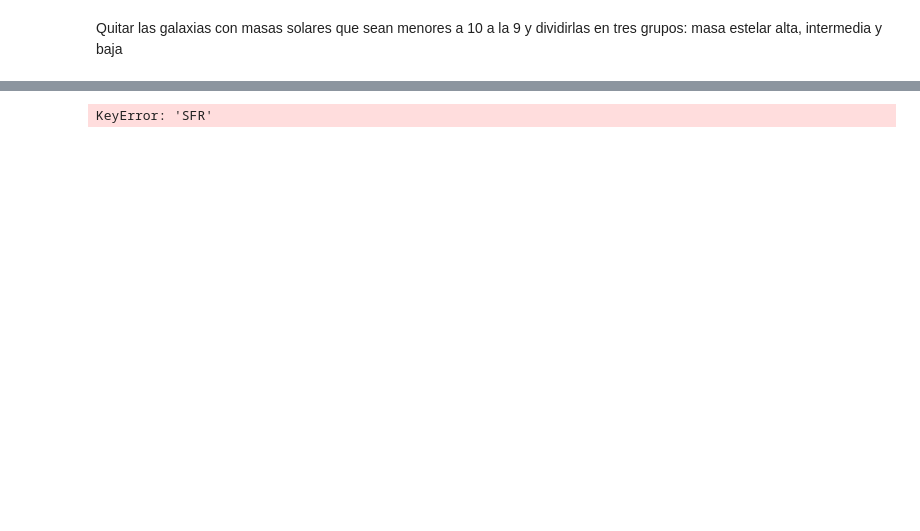
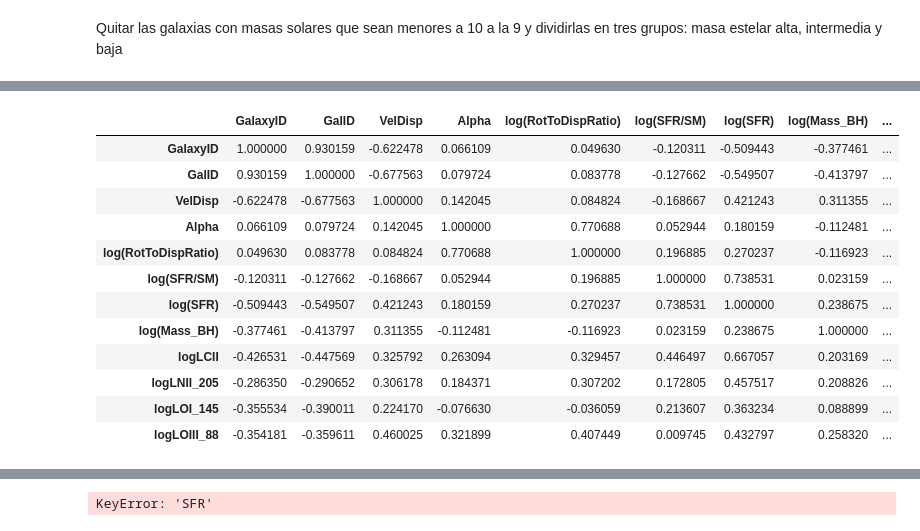
Before and after one commit to MariaPaulaRojas/RECA-internship, a Jupyter notebook: Analysis/FirstLuminosities-Copy1.ipynb, the cells around one changed output, grey strips where cells are left out. Saved outputs shown, nothing was run; the diff lists cells and outputs as text; code cells hidden in the pictures; blank space fills up the shorter version.

```diff
--- a/Analysis/FirstLuminosities-Copy1.ipynb
+++ b/Analysis/FirstLuminosities-Copy1.ipynb
@@ -209,0 +221,16 @@ df.corr(method='spearman')
+# %%
+df[grupo2].corr(method='spearman')
+# %% [output]
+|  | GalaxyID | GalID | VelDisp | Alpha | log(RotToDispRatio) | log(SFR/SM) | log(SFR) | log(Mass_BH) | ... |
+| GalaxyID | 1.000000 | 0.930159 | -0.622478 | 0.066109 | 0.049630 | -0.120311 | -0.509443 | -0.377461 | ... |
+| GalID | 0.930159 | 1.000000 | -0.677563 | 0.079724 | 0.083778 | -0.127662 | -0.549507 | -0.413797 | ... |
+| VelDisp | -0.622478 | -0.677563 | 1.000000 | 0.142045 | 0.084824 | -0.168667 | 0.421243 | 0.311355 | ... |
+| Alpha | 0.066109 | 0.079724 | 0.142045 | 1.000000 | 0.770688 | 0.052944 | 0.180159 | -0.112481 | ... |
+| log(RotToDispRatio) | 0.049630 | 0.083778 | 0.084824 | 0.770688 | 1.000000 | 0.196885 | 0.270237 | -0.116923 | ... |
+| log(SFR/SM) | -0.120311 | -0.127662 | -0.168667 | 0.052944 | 0.196885 | 1.000000 | 0.738531 | 0.023159 | ... |
+| log(SFR) | -0.509443 | -0.549507 | 0.421243 | 0.180159 | 0.270237 | 0.738531 | 1.000000 | 0.238675 | ... |
+| log(Mass_BH) | -0.377461 | -0.413797 | 0.311355 | -0.112481 | -0.116923 | 0.023159 | 0.238675 | 1.000000 | ... |
+| logLCII | -0.426531 | -0.447569 | 0.325792 | 0.263094 | 0.329457 | 0.446497 | 0.667057 | 0.203169 | ... |
+| logLNII_205 | -0.286350 | -0.290652 | 0.306178 | 0.184371 | 0.307202 | 0.172805 | 0.457517 | 0.208826 | ... |
+| logLOI_145 | -0.355534 | -0.390011 | 0.224170 | -0.076630 | -0.036059 | 0.213607 | 0.363234 | 0.088899 | ... |
+| logLOIII_88 | -0.354181 | -0.359611 | 0.460025 | 0.321899 | 0.407449 | 0.009745 | 0.432797 | 0.258320 | ... |
```
Also changed, not shown: parts of 12 cells of this notebook.
